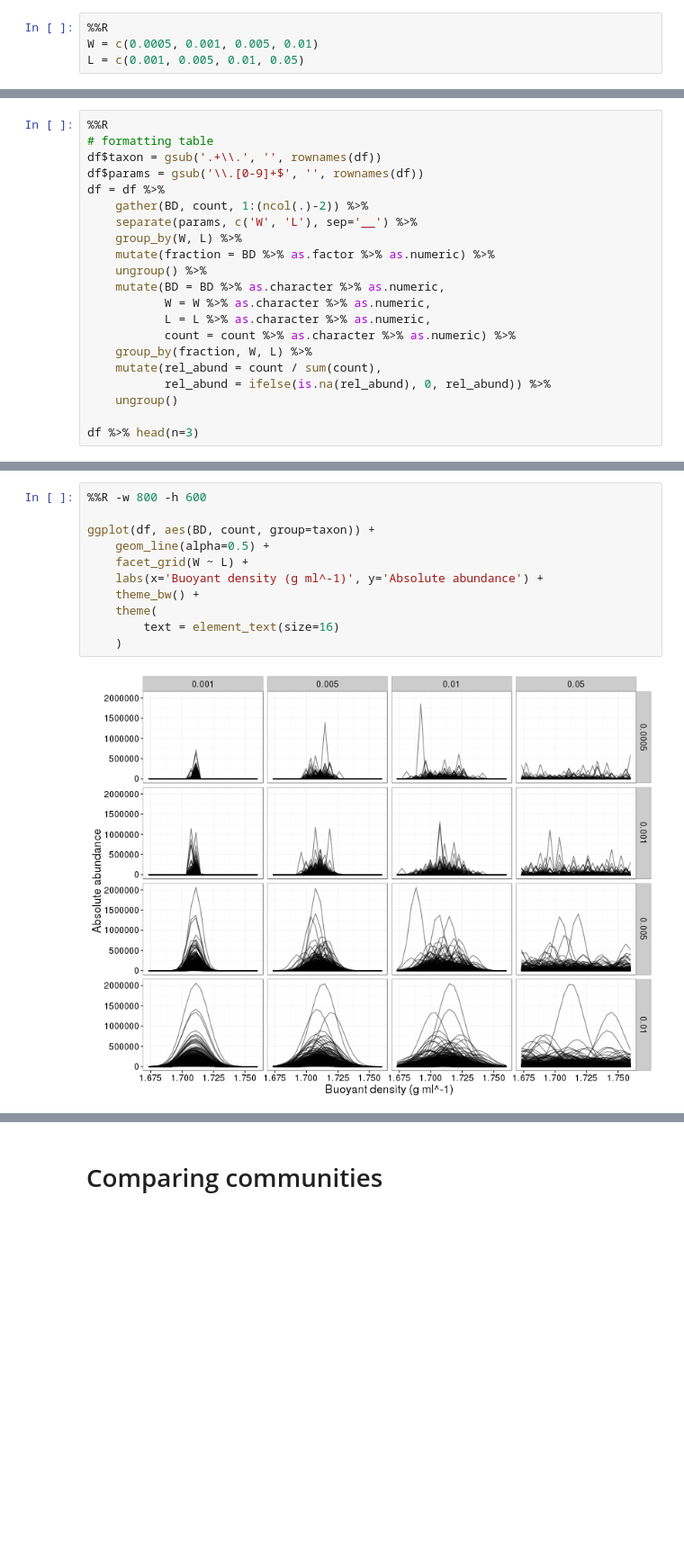
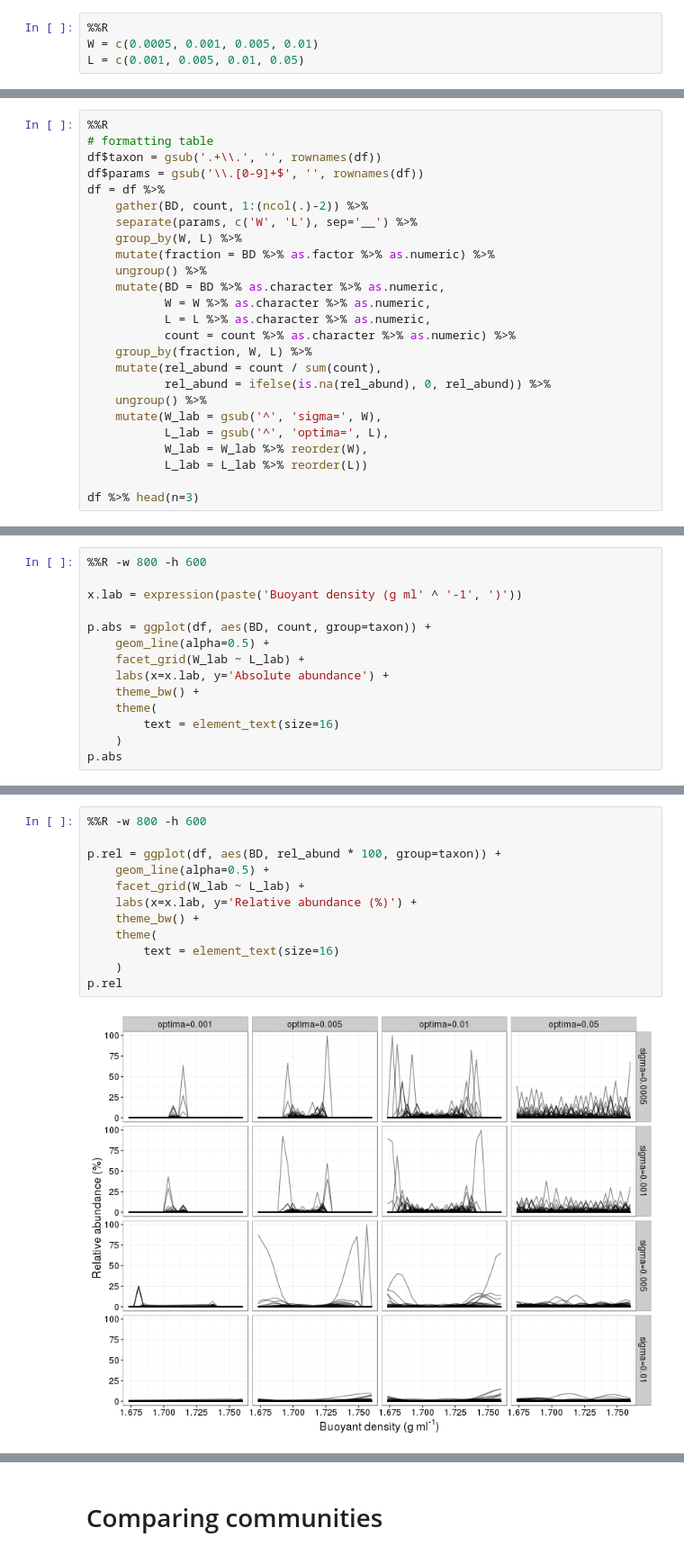
Before and after one commit to nick-youngblut/SIPSim, a Jupyter notebook: ipynb/theory/compositional_data_analysis/compare_gradients_PW-PL.ipynb, the cells around one changed output, grey strips where cells are left out. Shown at 90% size. Cells and saved outputs as stored; diff of their text form; blank space fills up the shorter version.

Commit message:
editing figures for MS

```diff
--- a/ipynb/theory/compositional_data_analysis/compare_gradients_PW-PL.ipynb
+++ b/ipynb/theory/compositional_data_analysis/compare_gradients_PW-PL.ipynb
@@ -109,7 +125,11 @@ df = df %>%
     group_by(fraction, W, L) %>%
     mutate(rel_abund = count / sum(count),
            rel_abund = ifelse(is.na(rel_abund), 0, rel_abund)) %>%
-    ungroup()
+    ungroup() %>%
+    mutate(W_lab = gsub('^', 'sigma=', W),
+           L_lab = gsub('^', 'optima=', L),
+           W_lab = W_lab %>% reorder(W),
+           L_lab = L_lab %>% reorder(L))
 
 df %>% head(n=3)
 # %% [output]
@@ -122,0 +143,14 @@ Source: local data frame [3 x 7]
+# %%
+%%R -w 800 -h 600
+
+x.lab = expression(paste('Buoyant density (g ml' ^ '-1', ')'))
+
+p.abs = ggplot(df, aes(BD, count, group=taxon)) +
+    geom_line(alpha=0.5) +
+    facet_grid(W_lab ~ L_lab) +
+    labs(x=x.lab, y='Absolute abundance') +
+    theme_bw() +
+    theme(
+        text = element_text(size=16)
+    )
+p.abs
@@ -123,13 +159,14 @@ Source: local data frame [3 x 7]
 # %%
 %%R -w 800 -h 600
 
-ggplot(df, aes(BD, count, group=taxon)) +
+p.rel = ggplot(df, aes(BD, rel_abund * 100, group=taxon)) +
     geom_line(alpha=0.5) +
-    facet_grid(W ~ L) +
-    labs(x='Buoyant density (g ml^-1)', y='Absolute abundance') +
+    facet_grid(W_lab ~ L_lab) +
+    labs(x=x.lab, y='Relative abundance (%)') +
     theme_bw() +
     theme(
         text = element_text(size=16)
     )
+p.rel
 # %% [output]
-[figure, old version]
+[figure, new version]
```
Also changed, not shown: parts of 49 cells of this notebook, 7 other files.
